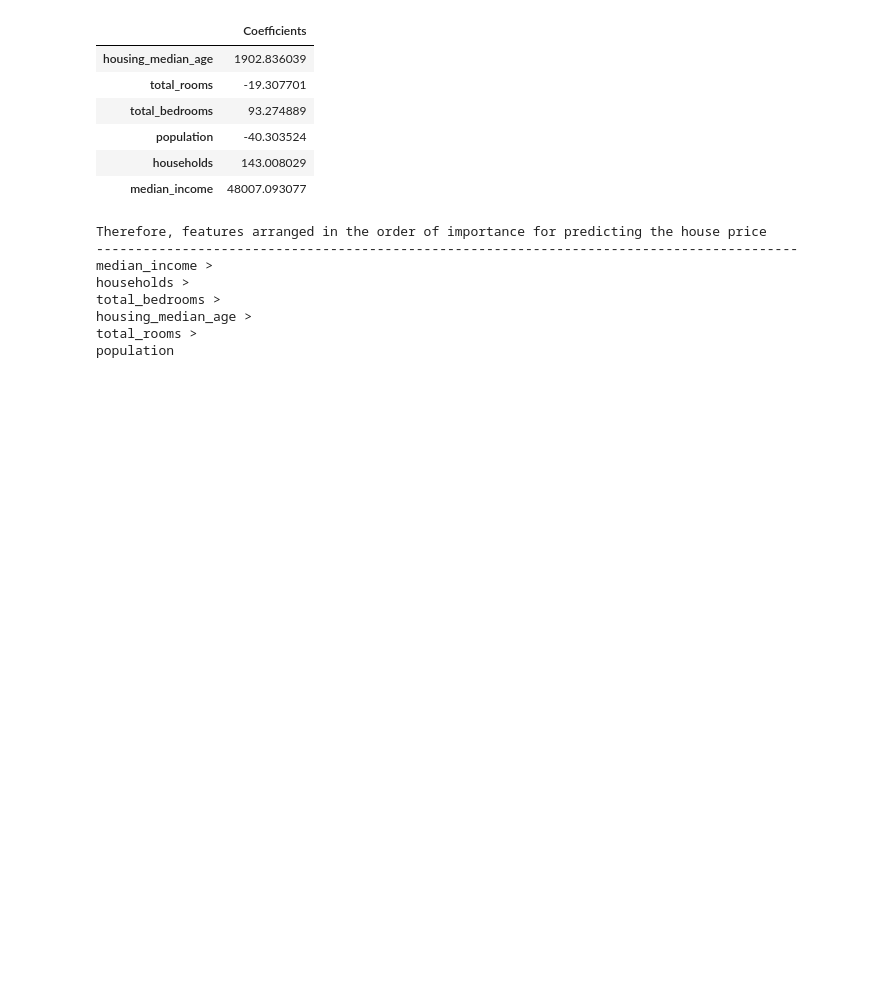
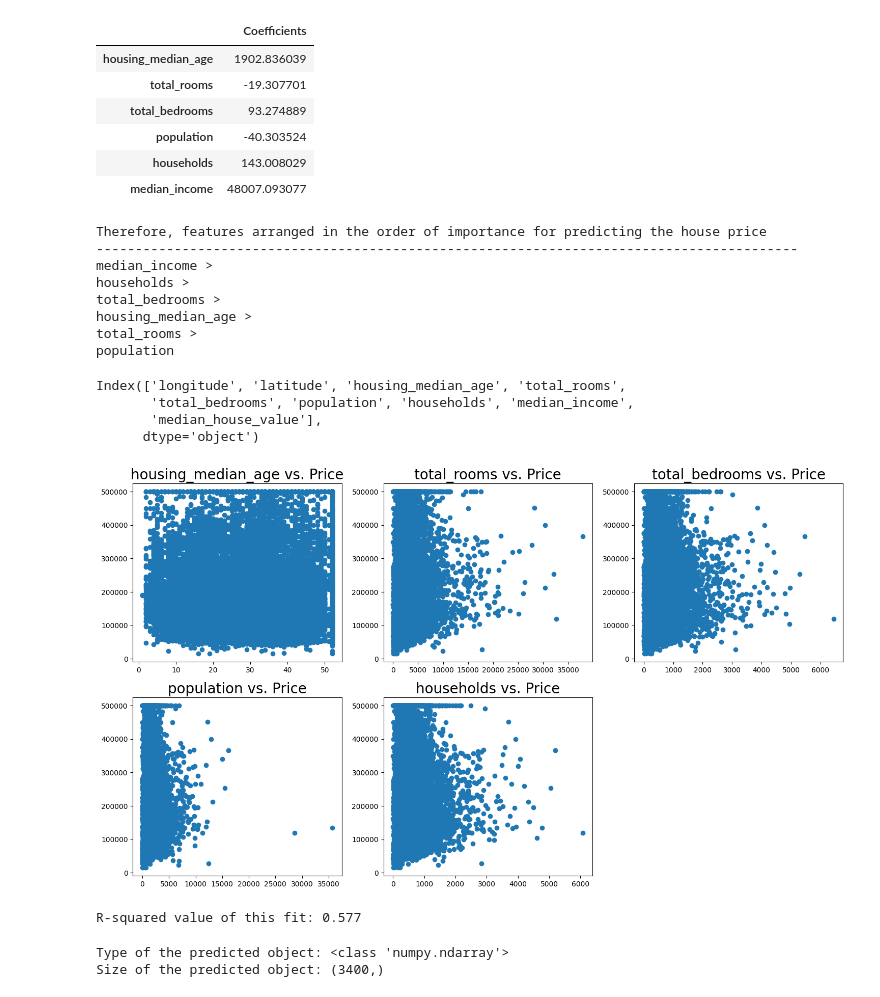
Before and after one commit to 2303A51710Viveksai/AIML-2025, a Jupyter notebook: lab_4.ipynb, the cells around one changed output. Drawn from its saved outputs; the diff is of its cells as text; code cells hidden in the pictures; blank space fills up the shorter version.

```diff
--- a/lab_4.ipynb
+++ b/lab_4.ipynb
@@ -216,3 +216,56 @@ total_bedrooms >
 housing_median_age >
 total_rooms >
 population
+# %%
+l=list(cdf.index)
+from matplotlib import gridspec
+import matplotlib.pyplot as plt # Import the matplotlib.pyplot module
+
+fig = plt.figure(figsize=(18, 10))
+gs = gridspec.GridSpec(2,3)
+#f, ax = plt.subplots(nrows=1,ncols=len(l), sharey=True)
+ax0 = plt.subplot(gs[0])
+
+# Check the actual column names in the DataFrame
+print(df.columns)
+
+# Assuming the correct column name is 'median_house_value' based on your data
+price_column = 'median_house_value'
+
+ax0.scatter(df[l[0]],df[price_column])  # Use price_column here
+ax0.set_title(l[0]+" vs. Price", fontdict={'fontsize':20})
+
+ax1 = plt.subplot(gs[1])
+ax1.scatter(df[l[1]],df[price_column])  # Use price_column here
+ax1.set_title(l[1]+" vs. Price",fontdict={'fontsize':20})
+
+ax2 = plt.subplot(gs[2])
+ax2.scatter(df[l[2]],df[price_column])  # Use price_column here
+ax2.set_title(l[2]+" vs. Price",fontdict={'fontsize':20})
+
+ax3 = plt.subplot(gs[3])
+ax3.scatter(df[l[3]],df[price_column])  # Use price_column here
+ax3.set_title(l[3]+" vs. Price",fontdict={'fontsize':20})
+
+ax4 = plt.subplot(gs[4])
+ax4.scatter(df[l[4]],df[price_column])  # Use price_column here
+ax4.set_title(l[4]+" vs. Price",fontdict={'fontsize':20})
+
+plt.show() # Add this line to display the plot
+# %% [output]
+Index(['longitude', 'latitude', 'housing_median_age', 'total_rooms',
+       'total_bedrooms', 'population', 'households', 'median_income',
+       'median_house_value'],
+      dtype='object')
+[figure, added]
+# %%
+print("R-squared value of this fit:",round(metrics.r2_score(y_train,train_pred),3))
+# %% [output]
+R-squared value of this fit: 0.577
+# %%
+predictions = lm.predict(X_test)
+print ("Type of the predicted object:", type(predictions))
+print ("Size of the predicted object:", predictions.shape)
+# %% [output]
+Type of the predicted object: <class 'numpy.ndarray'>
+Size of the predicted object: (3400,)
```
Also changed, not shown: parts of 7 cells of this notebook.
